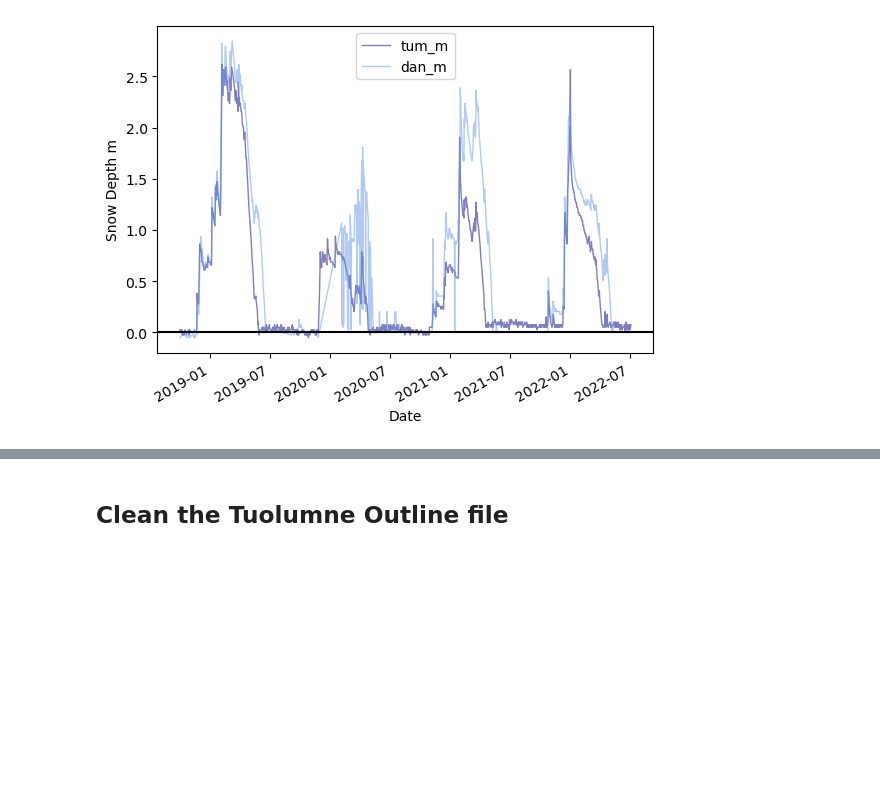
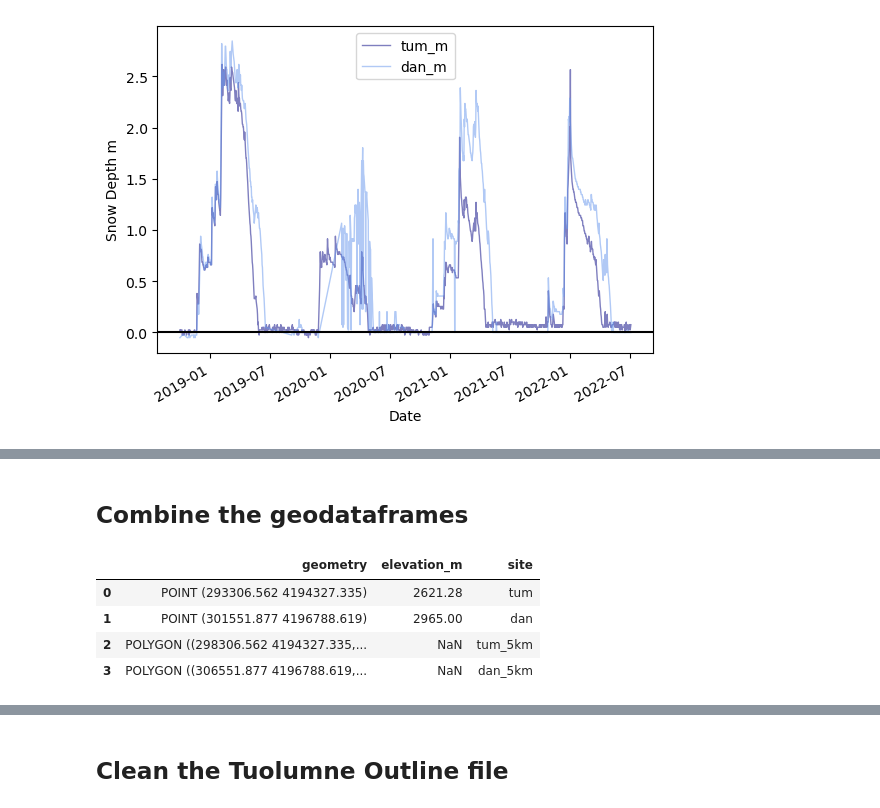
Before and after one commit to bessoh2/icesat2_sr, a Jupyter notebook: notebooks/AUX_dataclean.ipynb, the cells around one changed output, grey strips where cells are left out. Saved outputs shown, nothing was run; the diff lists cells and outputs as text; code cells hidden in the pictures; blank space fills up the shorter version.

```diff
--- a/notebooks/AUX_dataclean.ipynb
+++ b/notebooks/AUX_dataclean.ipynb
@@ -120,0 +204,11 @@ with open(out_fn, 'wb') as f:
+# %% [markdown]
+## Combine the geodataframes
+# %%
+cdec_geom = pd.concat([cdec_gdf, gdf_center], ignore_index=True)
+cdec_geom
+# %% [output]
+|  | geometry | elevation_m | site |
+| 0 | POINT (293306.562 4194327.335) | 2621.28 | tum |
+| 1 | POINT (301551.877 4196788.619) | 2965.00 | dan |
+| 2 | POLYGON ((298306.562 4194327.335,... | NaN | tum_5km |
+| 3 | POLYGON ((306551.877 4196788.619,... | NaN | dan_5km |
```
Also changed, not shown: parts of 16 cells of this notebook, 2 other files.
